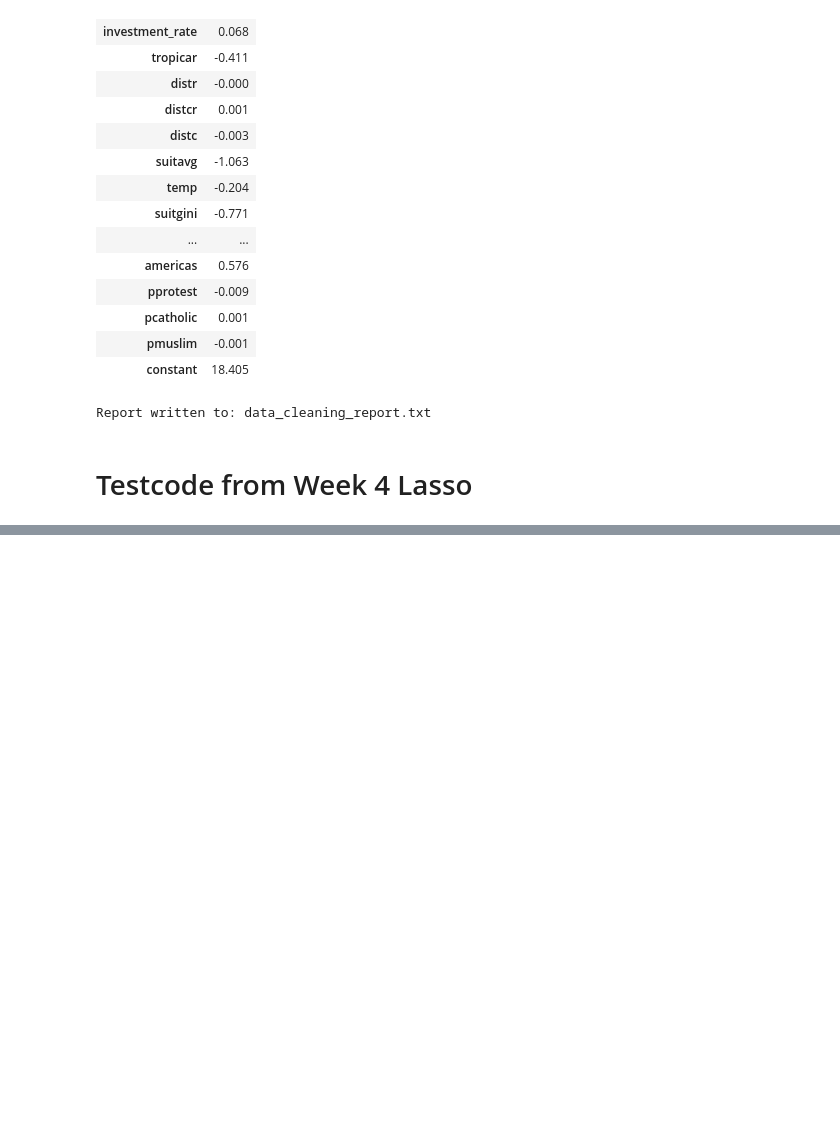
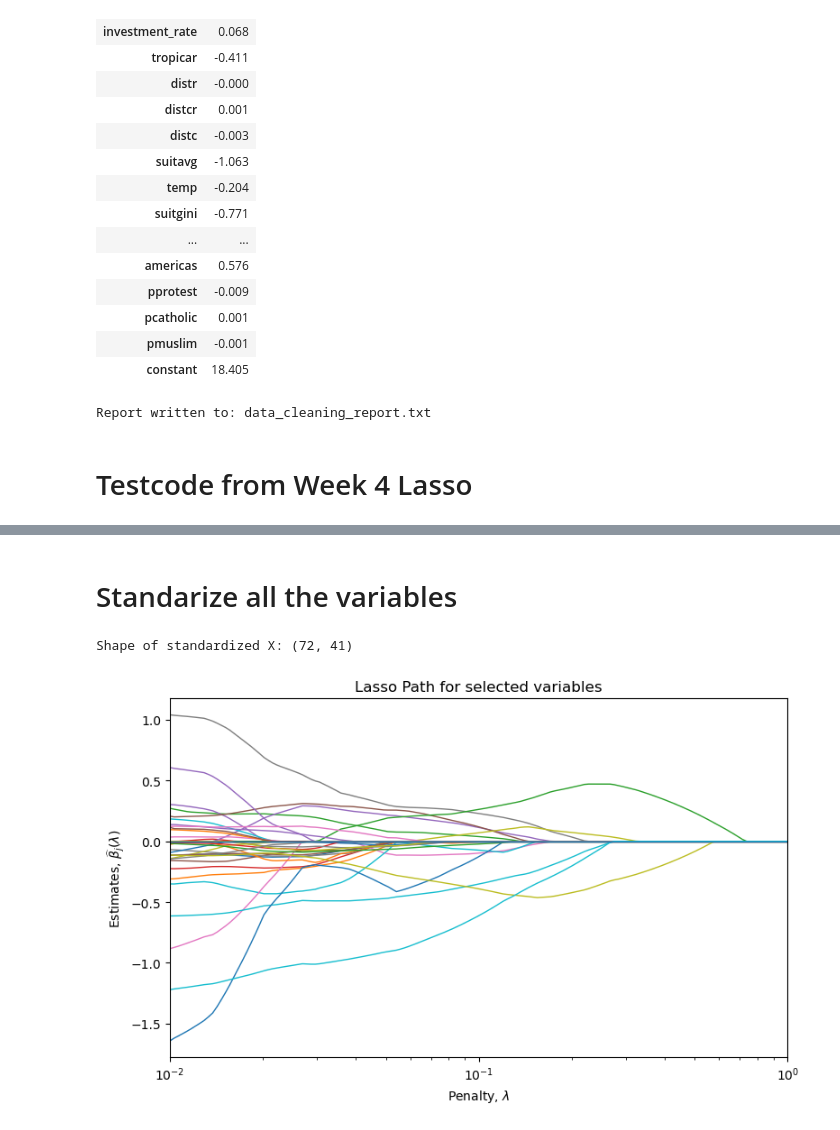
Before and after one commit to LucasJantunen/AdvMicroEconometrics, a Jupyter notebook: Project 2/getting_started.ipynb, the cells around one changed output, grey strips where cells are left out. Drawn from its saved outputs; the diff is of its cells as text; code cells hidden in the pictures; blank space fills up the shorter version.

```diff
--- a/Project 2/getting_started.ipynb
+++ b/Project 2/getting_started.ipynb
@@ -267,0 +473,32 @@ dtype: int64
+# %% [markdown]
+# Standarize all the variables
+# %%
+def standardize(X):
+    mu = X.mean(axis=0)
+    sigma = X.std(axis=0)
+    X_tilde = (X - mu)/sigma
+    return X_tilde
+
+# Standardize X, excluding the constant column if it exists
+if 'constant' in variable_names:
+    # Find the index of the constant column
+    const_idx = variable_names.index('constant')
+    # Standardize all columns except the constant
+    X_no_const = np.delete(X, const_idx, axis=1)
+    X_std = standardize(X_no_const)
+    # Add back the constant column
+    X_tilde = np.column_stack([X_std, X[:, const_idx]])
+else:
+    X_tilde = standardize(X)
+
+print("Shape of standardized X:", X_tilde.shape)
+# %% [output]
+Shape of standardized X: (72, 41)
+# %%
+# Create a grid using numpy.geomspace
+penalty_grid = np.geomspace(0.01, 80000, num = 500)
+
+coefs=[]
+for lamb in penalty_grid:
+    fit = Lasso(alpha = lamb).fit(X_tilde,y)
+    coefs.append(fit.coef_) # Note how we extract the coefficients from fit and append them to coefs
@@ -267,0 +550,5 @@ dtype: int64
+# %%
+# Plot lasso path
+plot_lasso_path(penalty_grid, coefs, Xnames)
+# %% [output]
+[figure, added]
```
Also changed, not shown: parts of 9 cells of this notebook.
